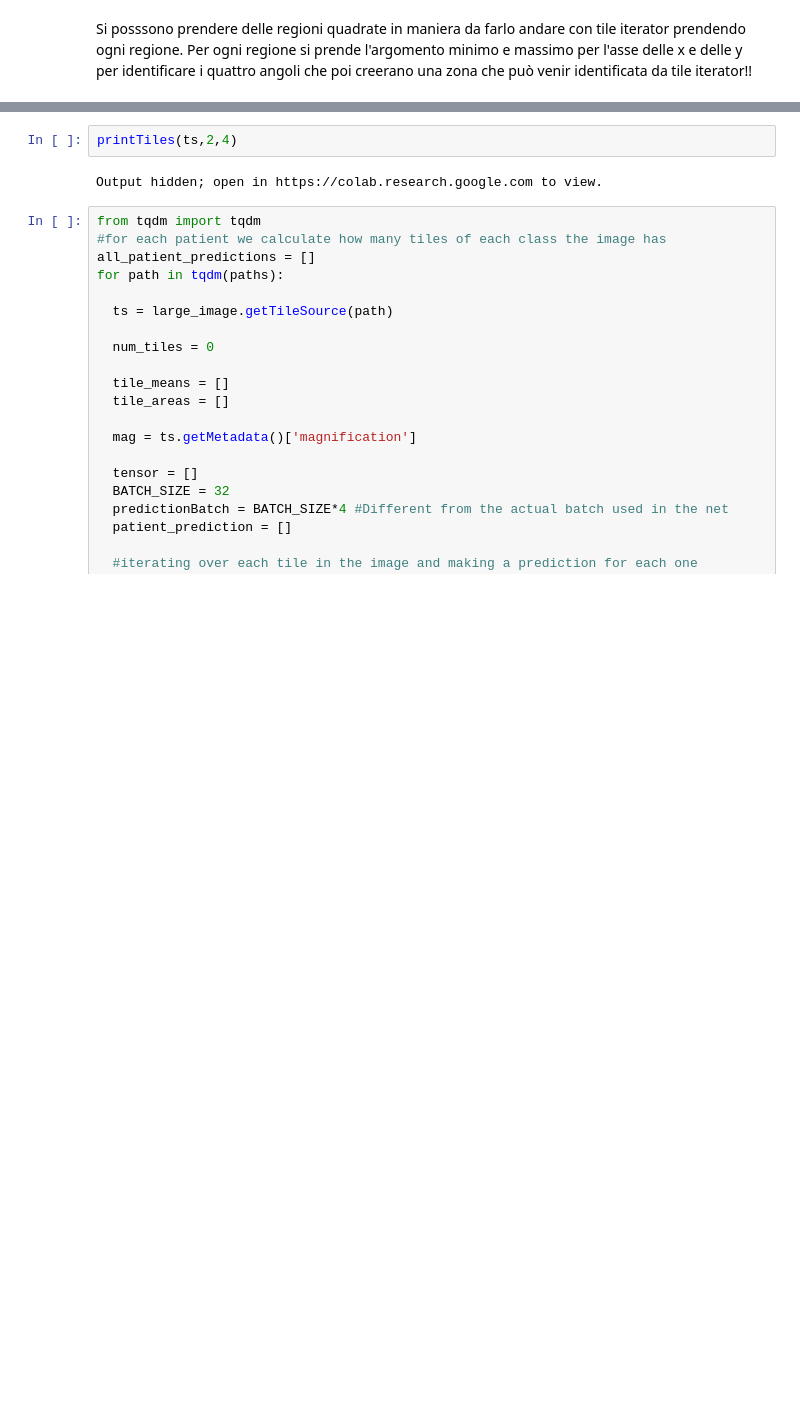
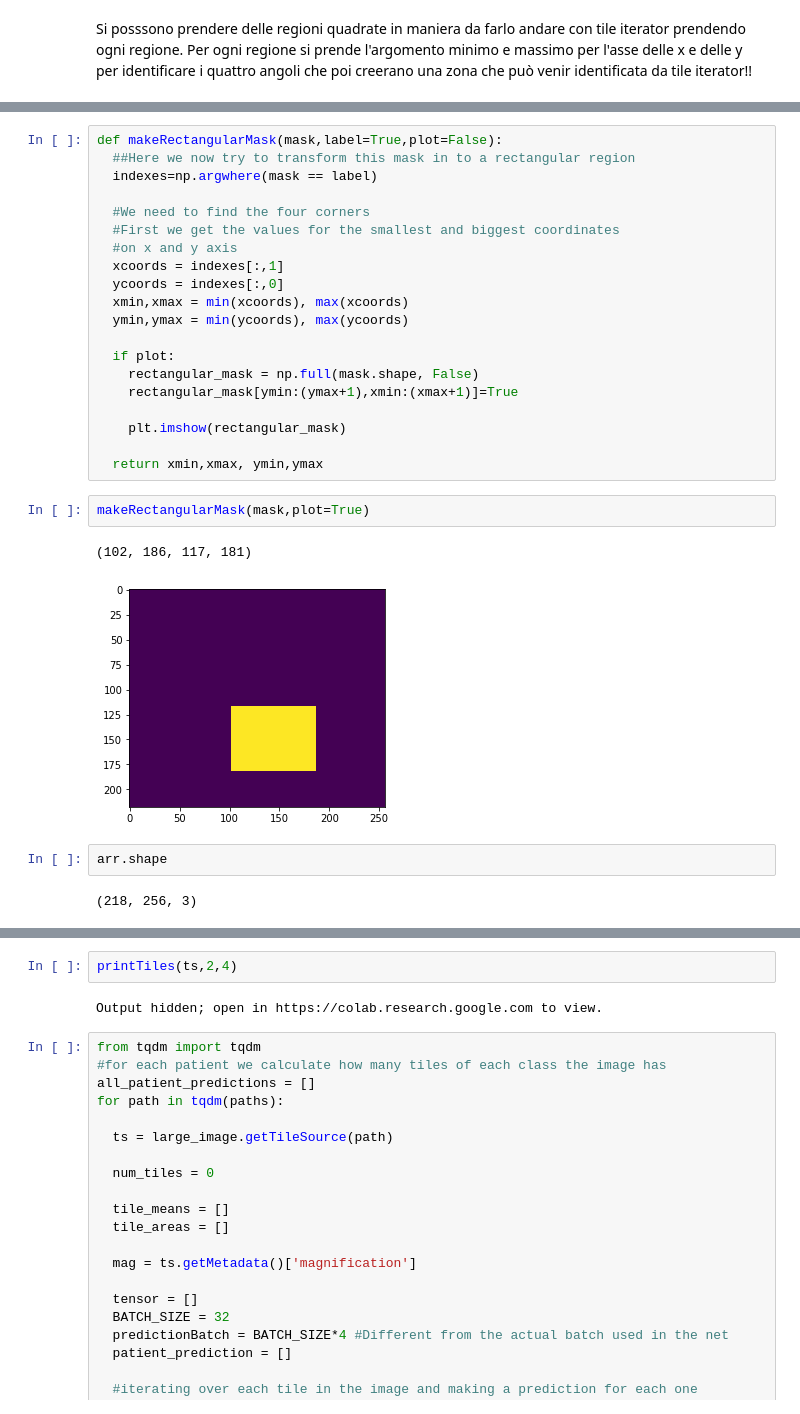
Before and after one commit to davibuss/Bioinformatics, a Jupyter notebook: PatientNet.ipynb, the cells around one changed output, grey strips where cells are left out. Drawn from its saved outputs; the diff is of its cells as text; blank space fills up the shorter version.

Commit message:
Rectangular segmentation

```diff
--- a/PatientNet.ipynb
+++ b/PatientNet.ipynb
@@ -237,0 +223,29 @@ mime.from_file("testdata/test.pdf")
+# %%
+def makeRectangularMask(mask,label=True,plot=False):
+  ##Here we now try to transform this mask in to a rectangular region
+  indexes=np.argwhere(mask == label)
+
+  #We need to find the four corners
+  #First we get the values for the smallest and biggest coordinates
+  #on x and y axis
+  xcoords = indexes[:,1]
+  ycoords = indexes[:,0]
+  xmin,xmax = min(xcoords), max(xcoords)
+  ymin,ymax = min(ycoords), max(ycoords)
+
+  if plot:
+    rectangular_mask = np.full(mask.shape, False)
+    rectangular_mask[ymin:(ymax+1),xmin:(xmax+1)]=True
+
+    plt.imshow(rectangular_mask)
+
+  return xmin,xmax, ymin,ymax
+# %%
+makeRectangularMask(mask,plot=True)
+# %% [output]
+(102, 186, 117, 181)
+[figure, added]
+# %%
+arr.shape
+# %% [output]
+(218, 256, 3)
```
Also changed, not shown: parts of 11 cells of this notebook.
